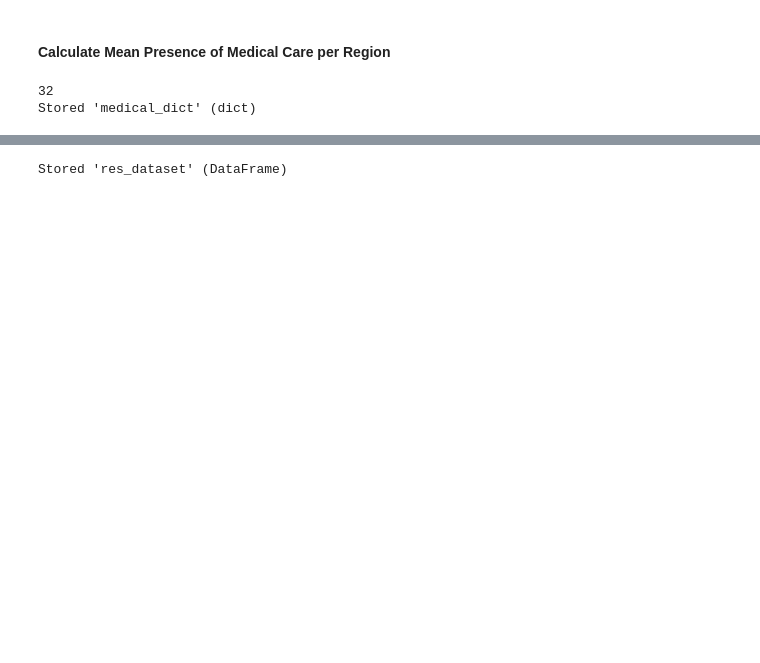
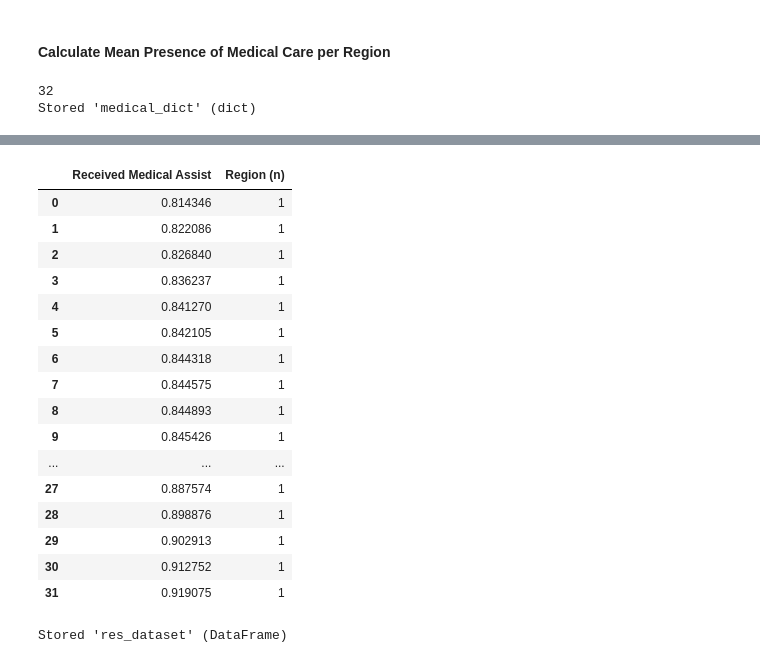
Before and after one commit to EmSchoof/AdolescentMaternalMortality, a Jupyter notebook: updated_jupyter_files_2021/1_data_wrangling_modified.ipynb, the cells around one changed output, grey strips where cells are left out. Saved outputs shown, nothing was run; the diff lists cells and outputs as text; code cells hidden in the pictures; blank space fills up the shorter version.

```diff
--- a/updated_jupyter_files_2021/1_data_wrangling_modified.ipynb
+++ b/updated_jupyter_files_2021/1_data_wrangling_modified.ipynb
@@ -829,7 +845,7 @@ for i in materna['Residence Code'].sort_values().unique():
 
     sub_df = materna[materna['Residence Code'] == i ]
     region = str(sub_df['Residence Name'].unique()[0])
-    med_assist = mode(sub_df['Received Medical Assistance'])[0][0]
+    med_assist = sub_df['Received Medical Assistance'].mean()
     region_medical.append(med_assist)
     medical_dict[region] = med_assist
 # %%
@@ -853,6 +869,27 @@ res_dataset.head()
 | 3 | Baja California Sur | 27.56 | 66.0 | 55.37 | False | 6.0 | ... |
 | 4 | Campeche | 26.87 | 126.0 | 44.29 | False | 5.0 | ... |
 | 5 | Chiapas | 28.02 | 310.0 | 45.02 | False | 5.0 | ... |
+# %%
+res_dataset[['Received Medical Assist', 'Region (n)']].groupby('Received Medical Assist',
+                                                 as_index=False).count()
+# %% [output]
+|  | Received Medical Assist | Region (n) |
+| 0 | 0.814346 | 1 |
+| 1 | 0.822086 | 1 |
+| 2 | 0.826840 | 1 |
+| 3 | 0.836237 | 1 |
+| 4 | 0.841270 | 1 |
+| 5 | 0.842105 | 1 |
+| 6 | 0.844318 | 1 |
+| 7 | 0.844575 | 1 |
+| 8 | 0.844893 | 1 |
+| 9 | 0.845426 | 1 |
+| ... | ... | ... |
+| 27 | 0.887574 | 1 |
+| 28 | 0.898876 | 1 |
+| 29 | 0.902913 | 1 |
+| 30 | 0.912752 | 1 |
+| 31 | 0.919075 | 1 |
 # %%
 # Store as a global variable
 %store res_dataset
```
Also changed, not shown: parts of 6 cells of this notebook, 2 other files.
